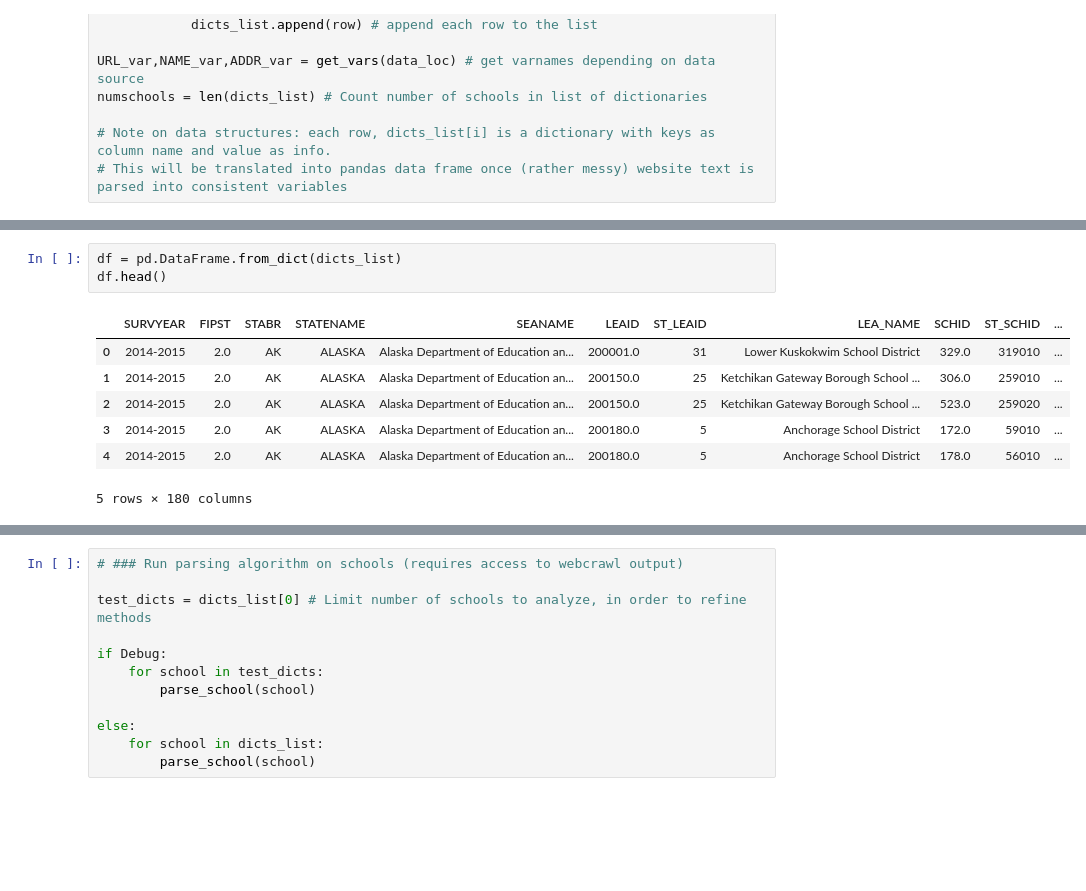
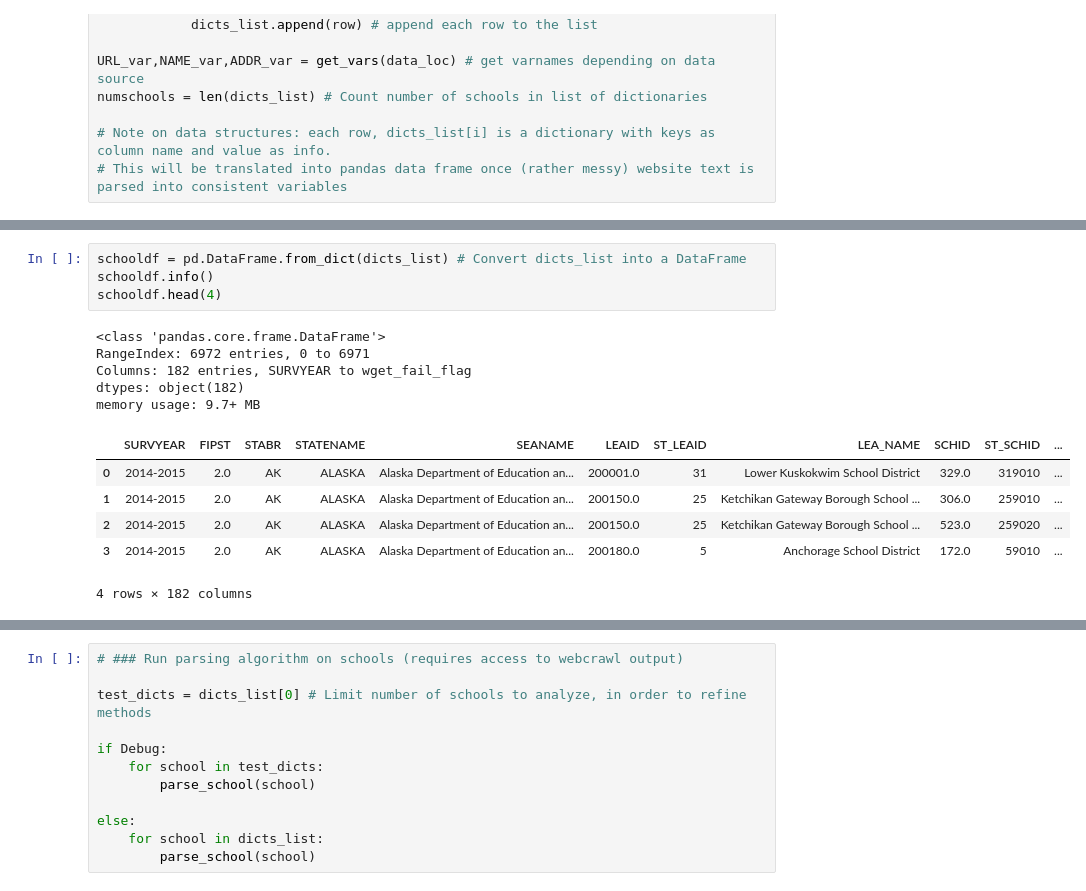
Before and after one commit to jhaber-zz/archive, a Jupyter notebook: scripts/webparser_dicts.ipynb, the cells around one changed output, grey strips where cells are left out. Drawn from its saved outputs; the diff is of its cells as text; blank space fills up the shorter version.

```diff
--- a/scripts/webparser_dicts.ipynb
+++ b/scripts/webparser_dicts.ipynb
@@ -727,11 +727,16 @@ def mem_usage(pandas_obj):
 # %%
-df = pd.DataFrame.from_dict(dicts_list)
-df.head()
+schooldf = pd.DataFrame.from_dict(dicts_list) # Convert dicts_list into a DataFrame
+schooldf.info()
+schooldf.head(4)
 # %% [output]
+<class 'pandas.core.frame.DataFrame'>
+RangeIndex: 6972 entries, 0 to 6971
+Columns: 182 entries, SURVYEAR to wget_fail_flag
+dtypes: object(182)
+memory usage: 9.7+ MB
 |  | SURVYEAR | FIPST | STABR | STATENAME | SEANAME | LEAID | ST_LEAID | LEA_NAME | SCHID | ST_SCHID | ... |
 | 0 | 2014-2015 | 2.0 | AK | ALASKA | Alaska Department of Education an... | 200001.0 | 31 | Lower Kuskokwim School District | 329.0 | 319010 | ... |
 | 1 | 2014-2015 | 2.0 | AK | ALASKA | Alaska Department of Education an... | 200150.0 | 25 | Ketchikan Gateway Borough School ... | 306.0 | 259010 | ... |
 | 2 | 2014-2015 | 2.0 | AK | ALASKA | Alaska Department of Education an... | 200150.0 | 25 | Ketchikan Gateway Borough School ... | 523.0 | 259020 | ... |
 | 3 | 2014-2015 | 2.0 | AK | ALASKA | Alaska Department of Education an... | 200180.0 | 5 | Anchorage School District | 172.0 | 59010 | ... |
-| 4 | 2014-2015 | 2.0 | AK | ALASKA | Alaska Department of Education an... | 200180.0 | 5 | Anchorage School District | 178.0 | 56010 | ... |
-5 rows × 180 columns
+4 rows × 182 columns
```
Also changed, not shown: parts of 16 cells of this notebook, 2 other files.
